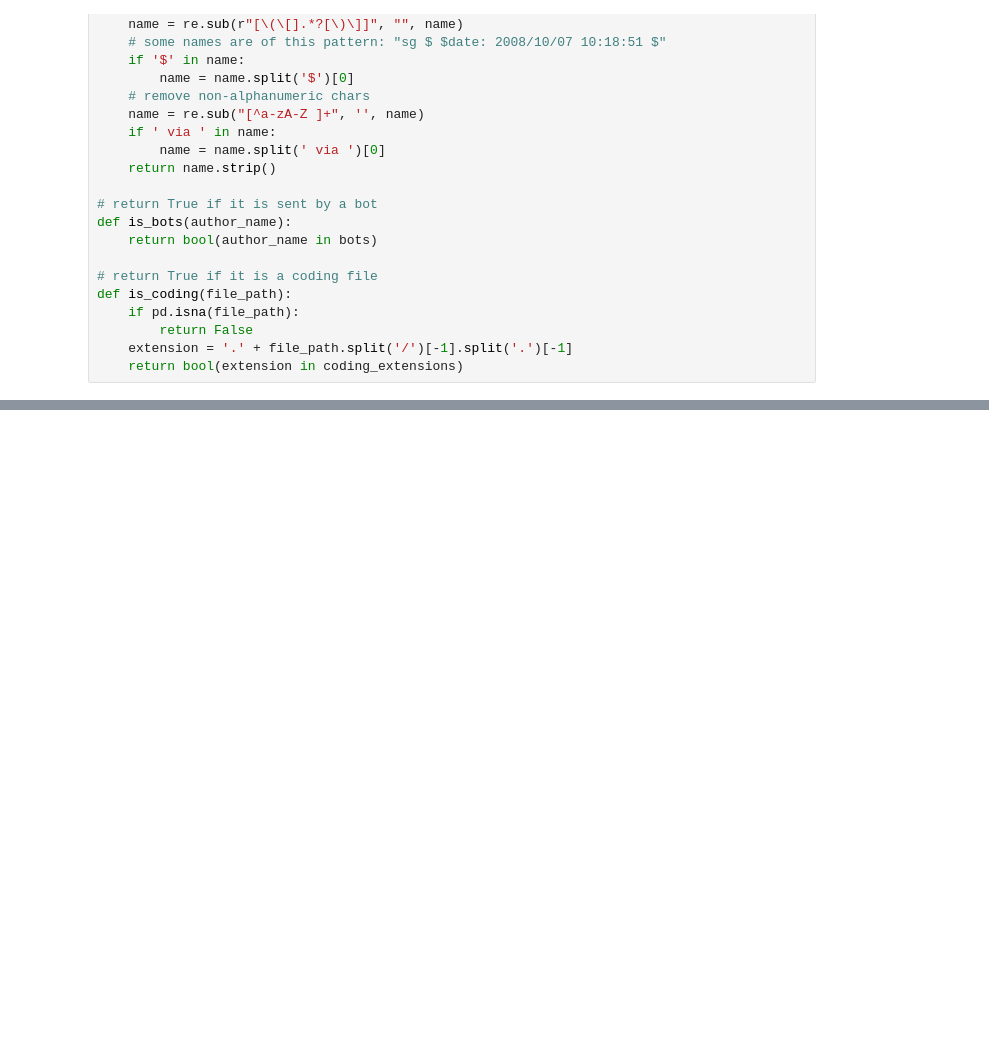
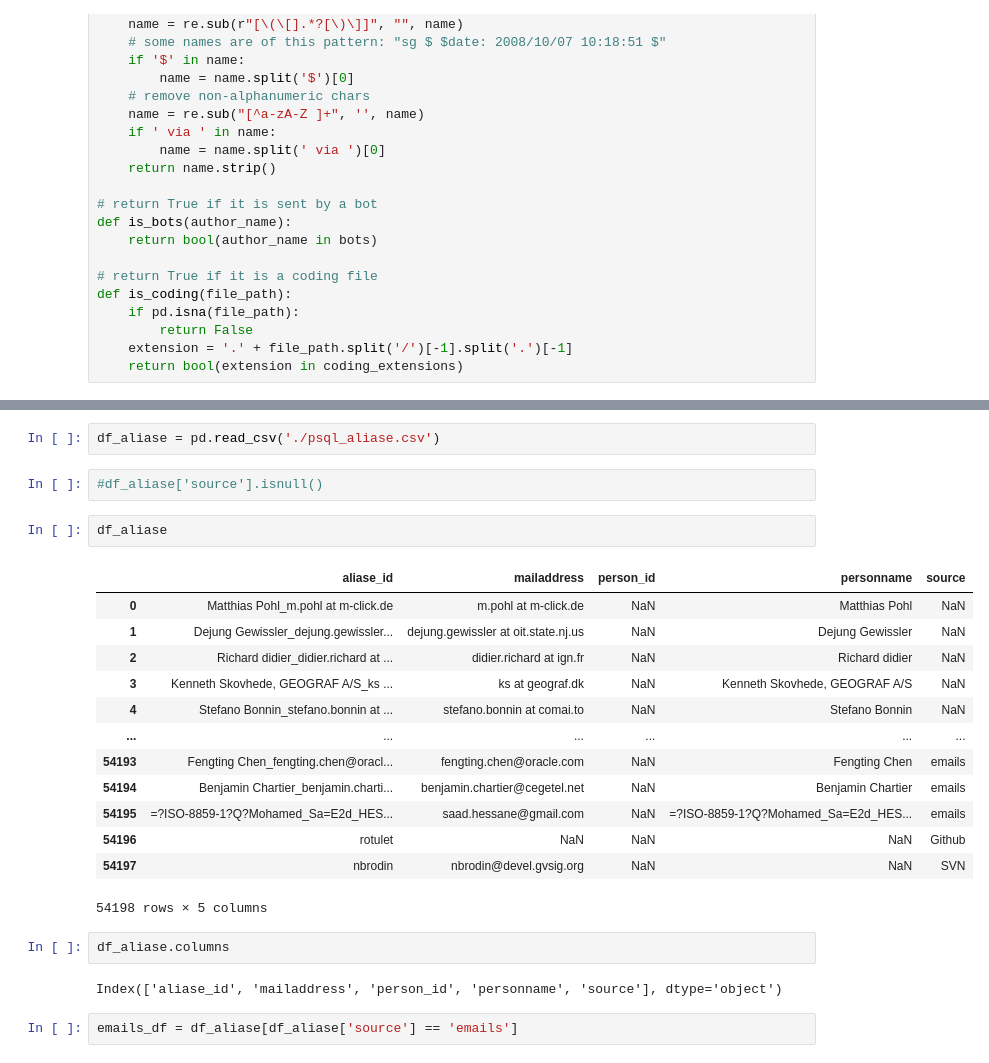
Before and after one commit to zenoWZH/osgeo_datacollection, a Jupyter notebook: dealiase_try.ipynb, the cells around one changed output, grey strips where cells are left out. Cells and saved outputs as stored; diff of their text form; blank space fills up the shorter version.

```diff
--- a/dealiase_try.ipynb
+++ b/dealiase_try.ipynb
@@ -40,0 +113,26 @@ def is_coding(file_path):
+# %%
+df_aliase = pd.read_csv('./psql_aliase.csv')
+# %%
+#df_aliase['source'].isnull()
+# %%
+df_aliase
+# %% [output]
+|  | aliase_id | mailaddress | person_id | personname | source |
+| 0 | Matthias Pohl_m.pohl at m-click.de | m.pohl at m-click.de | NaN | Matthias Pohl | NaN |
+| 1 | Dejung Gewissler_dejung.gewissler... | dejung.gewissler at oit.state.nj.us | NaN | Dejung Gewissler | NaN |
+| 2 | Richard didier_didier.richard at ... | didier.richard at ign.fr | NaN | Richard didier | NaN |
+| 3 | Kenneth Skovhede, GEOGRAF A/S_ks ... | ks at geograf.dk | NaN | Kenneth Skovhede, GEOGRAF A/S | NaN |
+| 4 | Stefano Bonnin_stefano.bonnin at ... | stefano.bonnin at comai.to | NaN | Stefano Bonnin | NaN |
+| ... | ... | ... | ... | ... | ... |
+| 54193 | Fengting Chen_fengting.chen@oracl... | fengting.chen@oracle.com | NaN | Fengting Chen | emails |
+| 54194 | Benjamin Chartier_benjamin.charti... | benjamin.chartier@cegetel.net | NaN | Benjamin Chartier | emails |
+| 54195 | =?ISO-8859-1?Q?Mohamed_Sa=E2d_HES... | saad.hessane@gmail.com | NaN | =?ISO-8859-1?Q?Mohamed_Sa=E2d_HES... | emails |
+| 54196 | rotulet | NaN | NaN | NaN | Github |
+| 54197 | nbrodin | nbrodin@devel.gvsig.org | NaN | NaN | SVN |
+54198 rows × 5 columns
+# %%
+df_aliase.columns
+# %% [output]
+Index(['aliase_id', 'mailaddress', 'person_id', 'personname', 'source'], dtype='object')
+# %%
+emails_df = df_aliase[df_aliase['source'] == 'emails']
```
Also changed, not shown: parts of 13 cells of this notebook.
